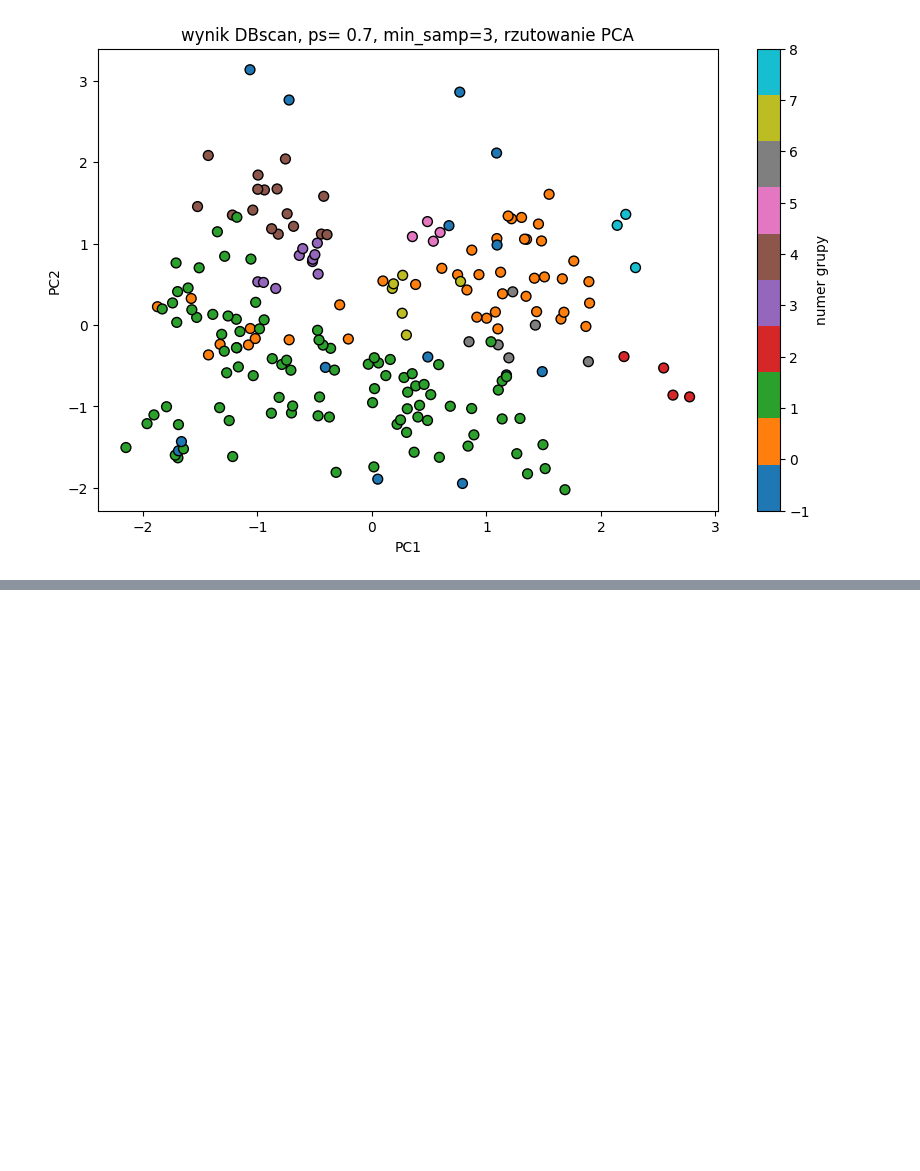
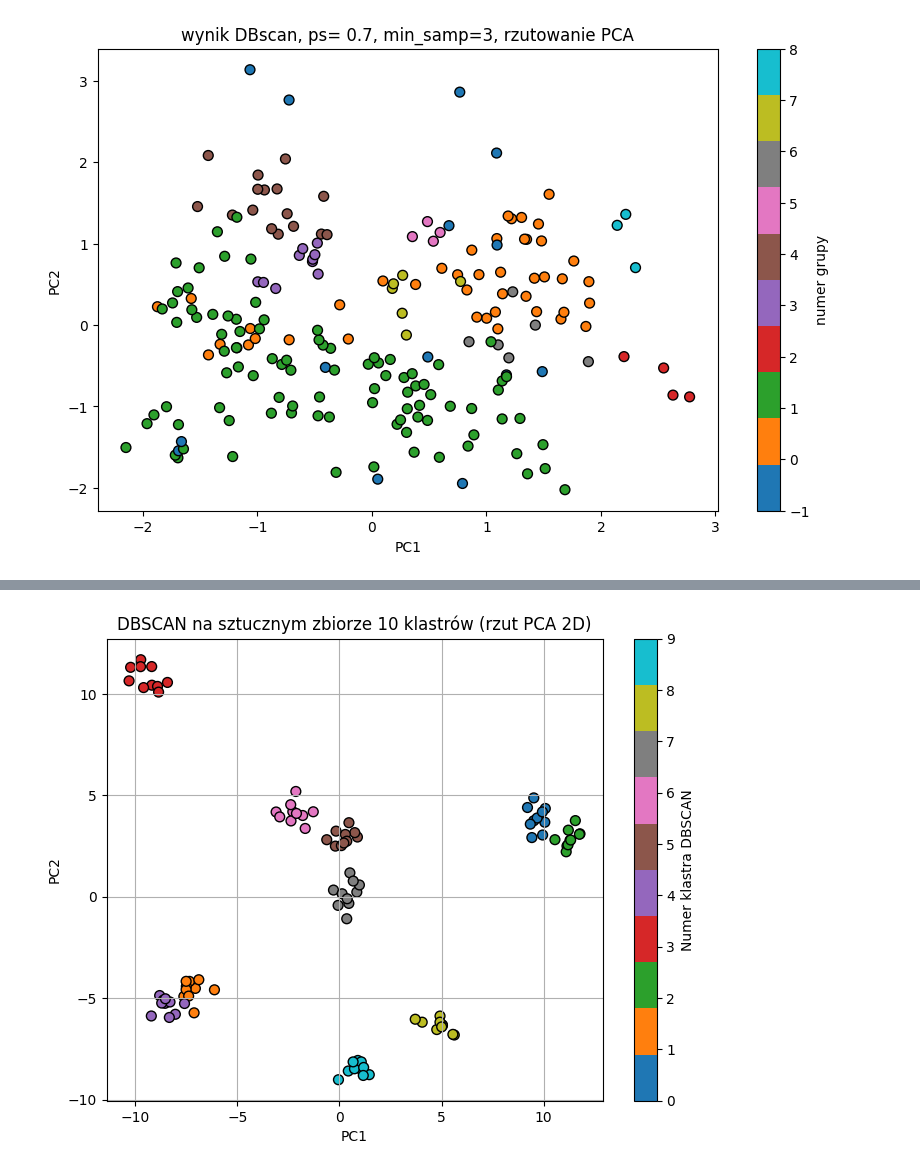
Before and after one commit to marlenawojcik/ML, a Jupyter notebook: DBSCAN.ipynb, the cells around one changed output, grey strips where cells are left out. Drawn from its saved outputs; the diff is of its cells as text; code cells hidden in the pictures; blank space fills up the shorter version.

Commit message:
dbscan z dataset 10 klastrów

```diff
--- a/DBSCAN.ipynb
+++ b/DBSCAN.ipynb
@@ -244,0 +265,88 @@ plt.show()
+# %%
+import numpy as np
+import pandas as pd
+import matplotlib.pyplot as plt
+from sklearn.preprocessing import StandardScaler
+from sklearn.cluster import DBSCAN
+
+# ustawienia
+n_clusters = 10
+points_per_cluster = 10
+n_features = 3
+
+# generowanie centroidów klastrów
+np.random.seed(42)
+centroids = np.random.uniform(-10, 10, size=(n_clusters, n_features))
+
+# generowanie punktów wokół centroidów
+X = []
+y_true = []
+for i, c in enumerate(centroids):
+    cluster_points = c + np.random.normal(0, 0.5, size=(points_per_cluster, n_features))
+    X.append(cluster_points)
+    y_true.extend([i]*points_per_cluster)
+
+X = np.vstack(X)
+y_true = np.array(y_true)
+
+# zamiana na DataFrame
+df = pd.DataFrame(X, columns=['Feature1', 'Feature2', 'Feature3'])
+df['TrueCluster'] = y_true
+
+# skalowanie danych
+scaler = StandardScaler()
+X_scaled = scaler.fit_transform(df[['Feature1', 'Feature2', 'Feature3']])
+
+# DBSCAN
+db = DBSCAN(eps=0.4, min_samples=3)
+labels = db.fit_predict(X_scaled)
+df['DBSCAN_Cluster'] = labels
+
+# wynik
+print("Liczba znalezionych klastrów:", len(set(labels)) - (1 if -1 in labels else 0))
+print("Liczba punktów szumu:", list(labels).count(-1))
+print(df.head(100))
+
+
+
+# redukcja wymiaru do 2D
+pca = PCA(n_components=2)
+X_2d = pca.fit_transform(df[['Feature1', 'Feature2', 'Feature3']])
+
+# wizualizacja 2D
+plt.figure(figsize=(8,6))
+plt.scatter(X_2d[:,0], X_2d[:,1], c=df['DBSCAN_Cluster'], cmap='tab10', s=50, edgecolors='k')
+plt.xlabel('PC1')
+plt.ylabel('PC2')
+plt.title("DBSCAN na sztucznym zbiorze 10 klastrów (rzut PCA 2D)")
+plt.colorbar(label='Numer klastra DBSCAN')
+plt.grid(True)
+plt.show()
+
+
+#DBSCAN manualny
+labels2 = dbscan_manual(X_scaled, eps=0.4, min_samples=3)
+df['DBSCANmanual_Cluster'] = labels2
+df['DBSCANmanual_Cluster'] = labels2
+
+# wynik
+print("Liczba znalezionych klastrów:", len(set(labels2)) - (1 if -1 in labels2 else 0))
+print("Liczba punktów szumu:", list(labels2).count(-1))
+print(df.head(100))
+
+
+
+# redukcja wymiaru do 2D
+pca2 = PCA(n_components=2)
+X_2d2 = pca2.fit_transform(df[['Feature1', 'Feature2', 'Feature3']])
+
+# wizualizacja 2D
+plt.figure(figsize=(8,6))
+plt.scatter(X_2d2[:,0], X_2d2[:,1], c=df['DBSCANmanual_Cluster'], cmap='tab10', s=50, edgecolors='k')
+plt.xlabel('PC1')
+plt.ylabel('PC2')
+plt.title("DBSCAN na sztucznym zbiorze 10 klastrów (rzut PCA 2D)")
+plt.colorbar(label='Numer klastra DBSCAN')
+plt.grid(True)
+plt.show()
+# %% [output]
@@ -244,0 +369 @@ plt.show()
+[figure, added]
```
Also changed, not shown: parts of 5 cells of this notebook, 2 other files.
